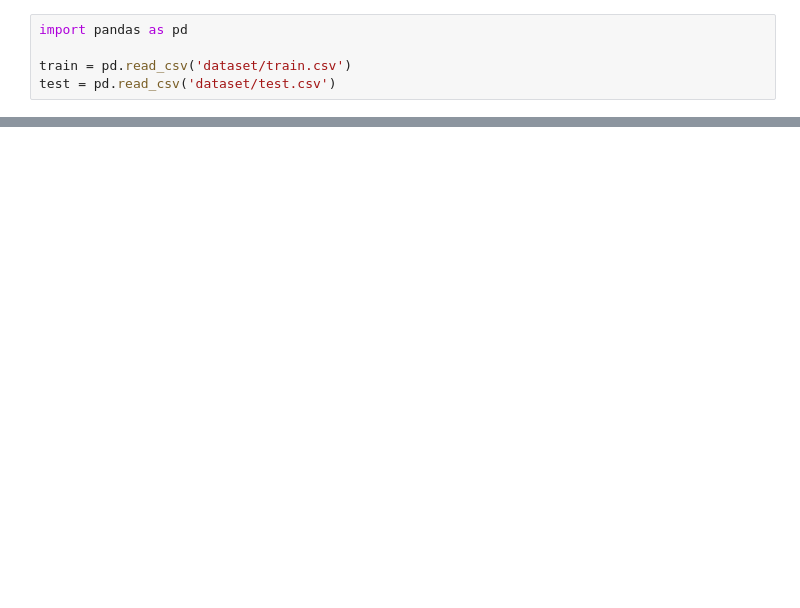
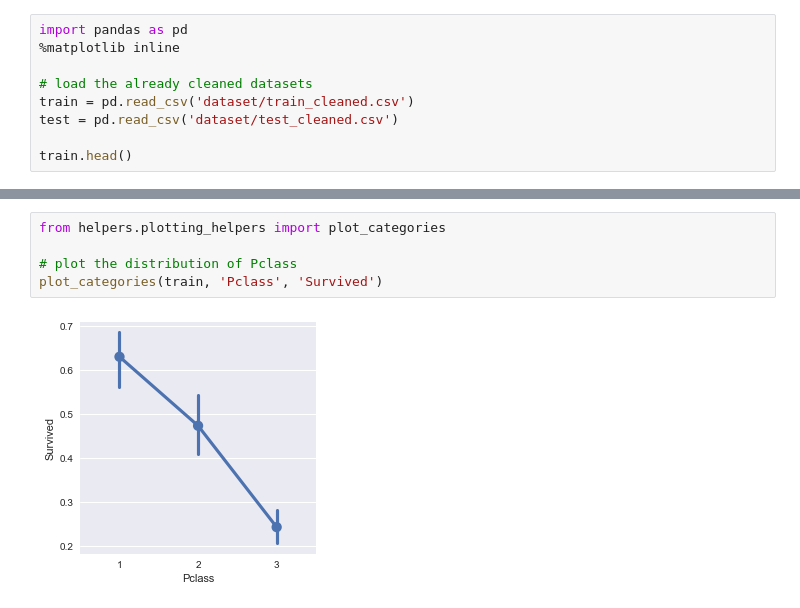
Before and after one commit to Thang30/kaggle-titanic, a Jupyter notebook: 3_Data_exploration.ipynb, the cells around one changed output, grey strips where cells are left out. Saved outputs shown, nothing was run; the diff lists cells and outputs as text; blank space fills up the shorter version.

```diff
--- a/3_Data_exploration.ipynb
+++ b/3_Data_exploration.ipynb
@@ -1,5 +3,9 @@
 # %%
 import pandas as pd
+%matplotlib inline
 
-train = pd.read_csv('dataset/train.csv')
-test = pd.read_csv('dataset/test.csv')
+# load the already cleaned datasets
+train = pd.read_csv('dataset/train_cleaned.csv')
+test = pd.read_csv('dataset/test_cleaned.csv')
+
+train.head()
@@ -12,0 +23,7 @@ plot_correlation_map(train)
+# %%
+from helpers.plotting_helpers import plot_categories
+
+# plot the distribution of Pclass
+plot_categories(train, 'Pclass', 'Survived')
+# %% [output]
+[figure, added]
```
Also changed, not shown: parts of 26 cells of this notebook, 12 other files.
